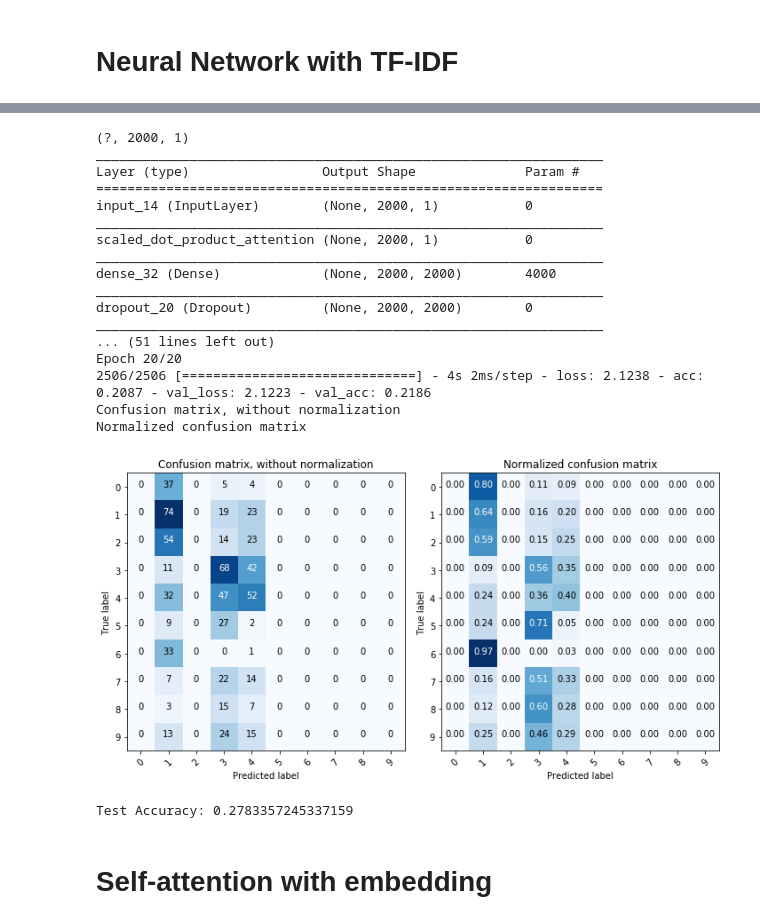
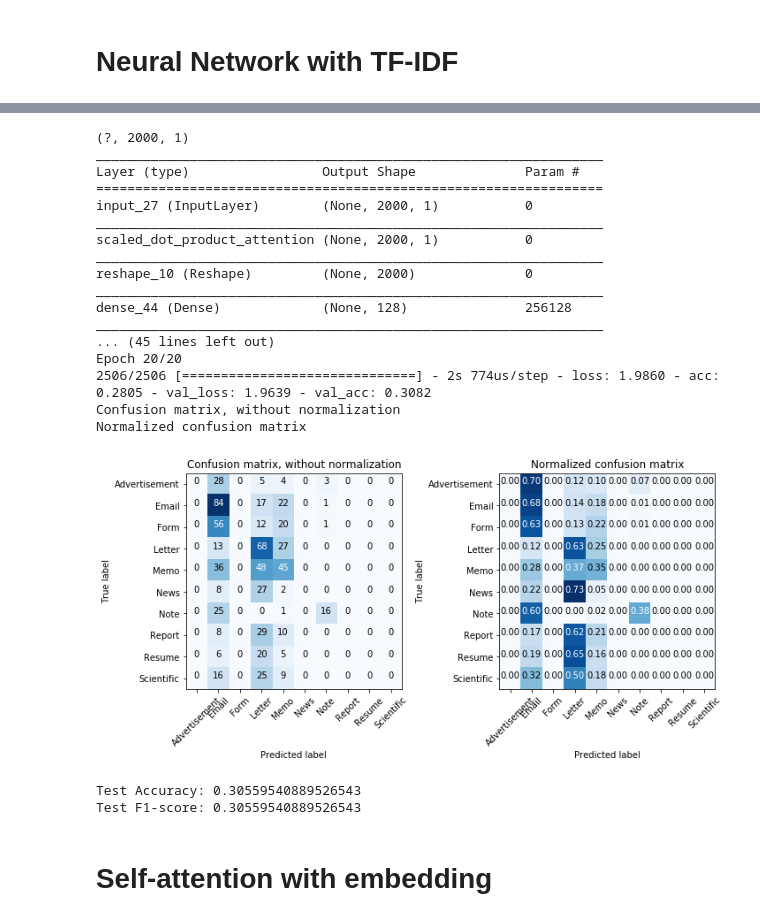
Before and after one commit to Rouen-NLP/final-lab-XUJitao, a Jupyter notebook: Final_Project.ipynb, the cells around one changed output, grey strips where cells are left out. Cells and saved outputs as stored; diff of their text form; code cells hidden in the pictures.

Commit message:
Manually self attention to find out problem

```diff
--- a/Final_Project.ipynb
+++ b/Final_Project.ipynb
@@ -582,10 +591,10 @@ Test Accuracy: 0.7790530846484935
 
 [Code](https://github.com/CyberZHG/keras-self-attention)
 # %%
-x_train_tf = x_train_tf.toarray()
-x_train_tf = np.reshape(x_train_tf, (x_train_tf.shape[0], x_train_tf.shape[1], 1))
-x_test_tf = x_test_tf.toarray()
-x_test_tf = np.reshape(x_test_tf, (x_test_tf.shape[0], x_test_tf.shape[1], 1))
+x_train_tf_dense = x_train_tf.toarray()
+x_train_tf_dense = np.reshape(x_train_tf_dense, (x_train_tf_dense.shape[0], x_train_tf_dense.shape[1], 1))
+x_test_tf_dense = x_test_tf.toarray()
+x_test_tf_dense = np.reshape(x_test_tf_dense, (x_test_tf_dense.shape[0], x_test_tf_dense.shape[1], 1))
 # %%
 class ScaledDotProductAttention(keras.layers.Layer):
 
@@ -601,12 +610,12 @@ class ScaledDotProductAttention(keras.layers.Layer):
         #self.history_only = history_only
         super(ScaledDotProductAttention, self).__init__(**kwargs)
 
-    def call(self, inputs, mask=None, **kwargs):
+    def call(self, inputs, squeeze=False, mask=None, **kwargs):
         query = inputs
         key = inputs
         value = inputs
         feature_dim = K.shape(query)[-1]
-        e = K.batch_dot(query, key, axes=2)# / K.sqrt(K.cast(feature_dim, dtype=K.floatx()))
+        e = K.batch_dot(query, key, axes=2) / K.sqrt(K.cast(feature_dim, dtype=K.floatx()))
         """
         if self.history_only:
             query_len, key_len = K.shape(query)[1], K.shape(key)[1]
@@ -617,7 +626,8 @@ class ScaledDotProductAttention(keras.layers.Layer):
         """
         a = keras.activations.softmax(e)
         v = K.batch_dot(a, value)
-        #v = K.squeeze(v, axis=2)
+        if squeeze:
+            v = K.squeeze(v, axis=2)
         #if self.return_attention:
         #    return [v, a]
         print(v.shape)
@@ -627,12 +637,13 @@ def get_model():
 
     inp = Input(shape=(TF_IDF_FEATURES,1))
     model = ScaledDotProductAttention()(inp)
+    model = Reshape((TF_IDF_FEATURES,))(model)
     #model = Flatten()(model)
-    model = Dense(TF_IDF_FEATURES, activation='relu', input_shape=(TF_IDF_FEATURES,))(model)
-    model = Dropout(0)(model)
+    #model = Dense(TF_IDF_FEATURES, activation='relu', input_shape=(TF_IDF_FEATURES,))(model)
+    #model = Dropout(0)(model)
     model = Dense(128, activation='relu')(model)
-    model = Dropout(0.5)(model)
-    model = Flatten()(model)
+    #model = Dropout(0.5)(model)
+    #model = Flatten()(model)
     model = Dense(NUM_CLASS, activation="softmax")(model)
     model = Model(inputs=inp, outputs=model)
 
@@ -647,5 +658,5 @@ MAX_TEXT_LENGTH = 200
 BATCH_SIZE = 128
 EPOCHS = 20
 VALIDATION_SPLIT = 0.1
-CLASSES_LIST = np.unique(y_train)
+CLASSES_LIST = np.unique(y_train_orig)
 NUM_CLASS = len(CLASSES_LIST)
@@ -652,30 +716,32 @@ NUM_CLASS = len(CLASSES_LIST)
 # %%
-y_train, y_test, train_y_cat, test_y_cat = class_str_2_ind_label(y_train, y_test)
+#y_train, y_test, train_y_cat, test_y_cat = class_str_2_ind_label(y_train, y_test)
 model = get_model()
-history = TrainingHistory(x_test_tf, y_test, CLASSES_LIST)
-y_predicted = train_fit_predict(model, x_train_tf, x_test_tf, train_y_cat, history).argmax(1)
+history = TrainingHistory(x_test_tf_dense, y_test, CLASSES_LIST)
+y_predicted = train_fit_predict(model, x_train_tf_dense, x_test_tf_dense, train_y_cat, history).argmax(1)
 plot_conf_mat(y_test, y_predicted)
 print("Test Accuracy:", accuracy_score(y_test, y_predicted))
+print("Test F1-score:", f1_score(y_test, y_predicted, average="micro"))
 # %% [output]
 (?, 2000, 1)
 _________________________________________________________________
 Layer (type)                 Output Shape              Param #
 =================================================================
-input_14 (InputLayer)        (None, 2000, 1)           0
+input_27 (InputLayer)        (None, 2000, 1)           0
 _________________________________________________________________
 scaled_dot_product_attention (None, 2000, 1)           0
 _________________________________________________________________
-dense_32 (Dense)             (None, 2000, 2000)        4000
+reshape_10 (Reshape)         (None, 2000)              0
 _________________________________________________________________
-dropout_20 (Dropout)         (None, 2000, 2000)        0
+dense_44 (Dense)             (None, 128)               256128
 _________________________________________________________________
-... (51 lines left out)
+... (45 lines left out)
 Epoch 20/20
-2506/2506 [==============================] - 4s 2ms/step - loss: 2.1238 - acc: 0.2087 - val_loss: 2.1223 - val_acc: 0.2186
+2506/2506 [==============================] - 2s 774us/step - loss: 1.9860 - acc: 0.2805 - val_loss: 1.9639 - val_acc: 0.3082
 Confusion matrix, without normalization
 Normalized confusion matrix
-[figure, old version]
+[figure, new version]
-Test Accuracy: 0.2783357245337159
+Test Accuracy: 0.30559540889526543
+Test F1-score: 0.30559540889526543
 # %% [markdown]
 # Self-attention with embedding
 # %%
```
Also changed, not shown: parts of 35 cells of this notebook, 4 other files.
